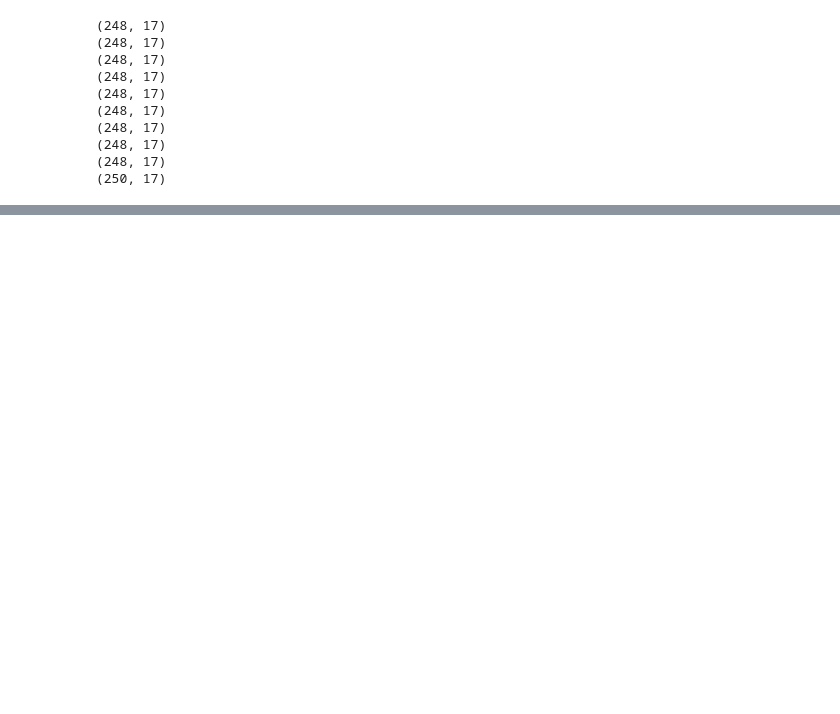
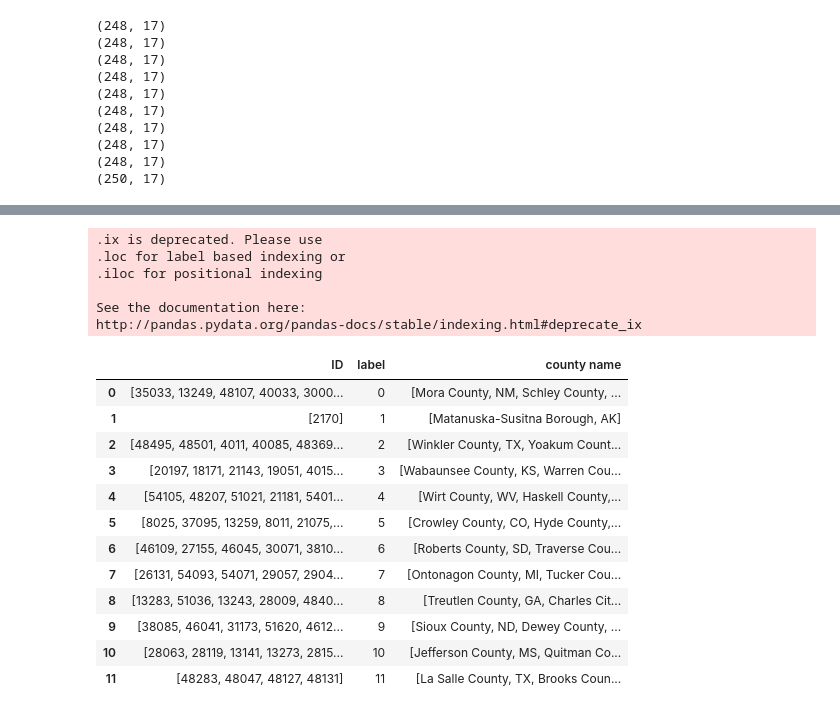
Before and after one commit to PresenceHealth/correlations, a Jupyter notebook: k-means.ipynb, the cells around one changed output, grey strips where cells are left out. Drawn from its saved outputs; the diff is of its cells as text; code cells hidden in the pictures; blank space fills up the shorter version.

```diff
--- a/k-means.ipynb
+++ b/k-means.ipynb
@@ -7,5 +7,6 @@ df = pd.read_csv('HealthViz County Dataset 6 21 17.csv', skiprows=0, header=1, i
 df.index.name=None
 # %%
 df.dropna(axis=0, how='any', inplace=True)
+df_county = df[['County']] # dataframe has the geo information
 df.drop(df.columns[[0]], axis=1, inplace=True) #drop 'County'
 # %%
@@ -163,0 +115,60 @@ ddf
+# %%
+### get the K-means clustering table ###
+from sklearn.cluster import KMeans
+import numpy as np
+def get_k_means(df,k):
+    X = whiten(df)
+    kmeans = KMeans(n_clusters=k, random_state=0).fit(X)
+    df['label'] = kmeans.labels_.tolist()
+    return df
+
+def get_table(df, k):
+    l = []
+    label = []
+    d = {}
+    for i in range(0,k):
+        group = df['label'] == i
+        data = df[group]
+        index = data.index.tolist()
+        #print (index)
+        l.append(index)
+        label += [i]
+    d['label'] = label
+    d['ID'] = l
+    table = pd.DataFrame(data=d)
+    return (table, l)
+
+def get_kmeans_table(df, df_county, k):
+    data = get_k_means(df, k)
+    table, l = get_table(data, k)
+    new_df = pd.merge(df, df_county, left_index=True, right_index=True)
+    county_l = []
+    for i in l:
+        name_l = new_df.ix[i]['County'].values.tolist()
+        county_l.append(name_l)
+    se = pd.Series(county_l)
+    table['county name'] = se.values
+    return table
+# %%
+### example for the small population counties ###
+get_kmeans_table(df1, df_county, 12)
+# %% [output]
+.ix is deprecated. Please use
+.loc for label based indexing or
+.iloc for positional indexing
+
+See the documentation here:
+http://pandas.pydata.org/pandas-docs/stable/indexing.html#deprecate_ix
+|  | ID | label | county name |
+| 0 | [35033, 13249, 48107, 40033, 3000... | 0 | [Mora County, NM, Schley County, ... |
+| 1 | [2170] | 1 | [Matanuska-Susitna Borough, AK] |
+| 2 | [48495, 48501, 4011, 40085, 48369... | 2 | [Winkler County, TX, Yoakum Count... |
+| 3 | [20197, 18171, 21143, 19051, 4015... | 3 | [Wabaunsee County, KS, Warren Cou... |
+| 4 | [54105, 48207, 51021, 21181, 5401... | 4 | [Wirt County, WV, Haskell County,... |
+| 5 | [8025, 37095, 13259, 8011, 21075,... | 5 | [Crowley County, CO, Hyde County,... |
+| 6 | [46109, 27155, 46045, 30071, 3810... | 6 | [Roberts County, SD, Traverse Cou... |
+| 7 | [26131, 54093, 54071, 29057, 2904... | 7 | [Ontonagon County, MI, Tucker Cou... |
+| 8 | [13283, 51036, 13243, 28009, 4840... | 8 | [Treutlen County, GA, Charles Cit... |
+| 9 | [38085, 46041, 31173, 51620, 4612... | 9 | [Sioux County, ND, Dewey County, ... |
+| 10 | [28063, 28119, 13141, 13273, 2815... | 10 | [Jefferson County, MS, Quitman Co... |
+| 11 | [48283, 48047, 48127, 48131] | 11 | [La Salle County, TX, Brooks Coun... |
```
Also changed, not shown: parts of 12 cells of this notebook.
